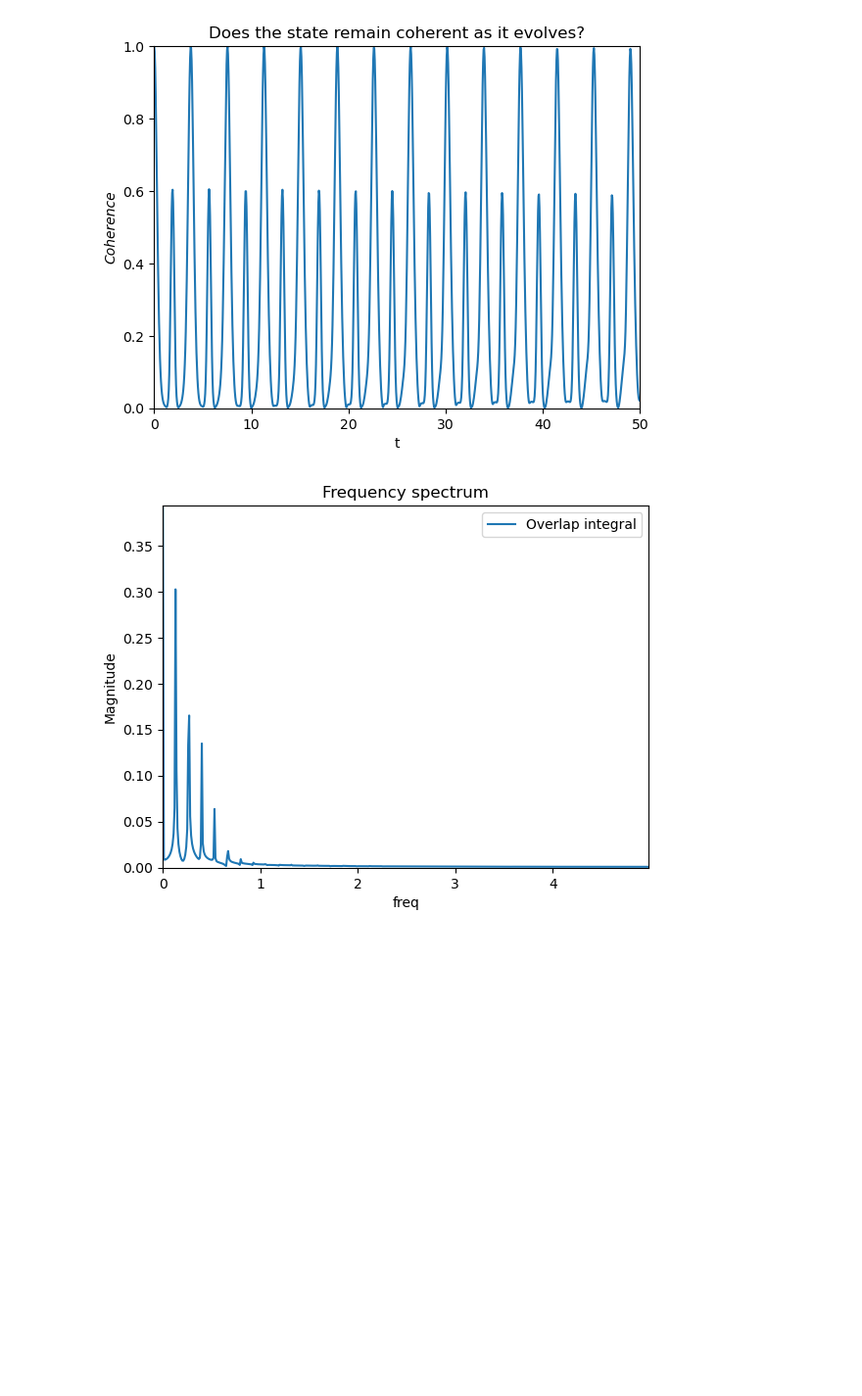
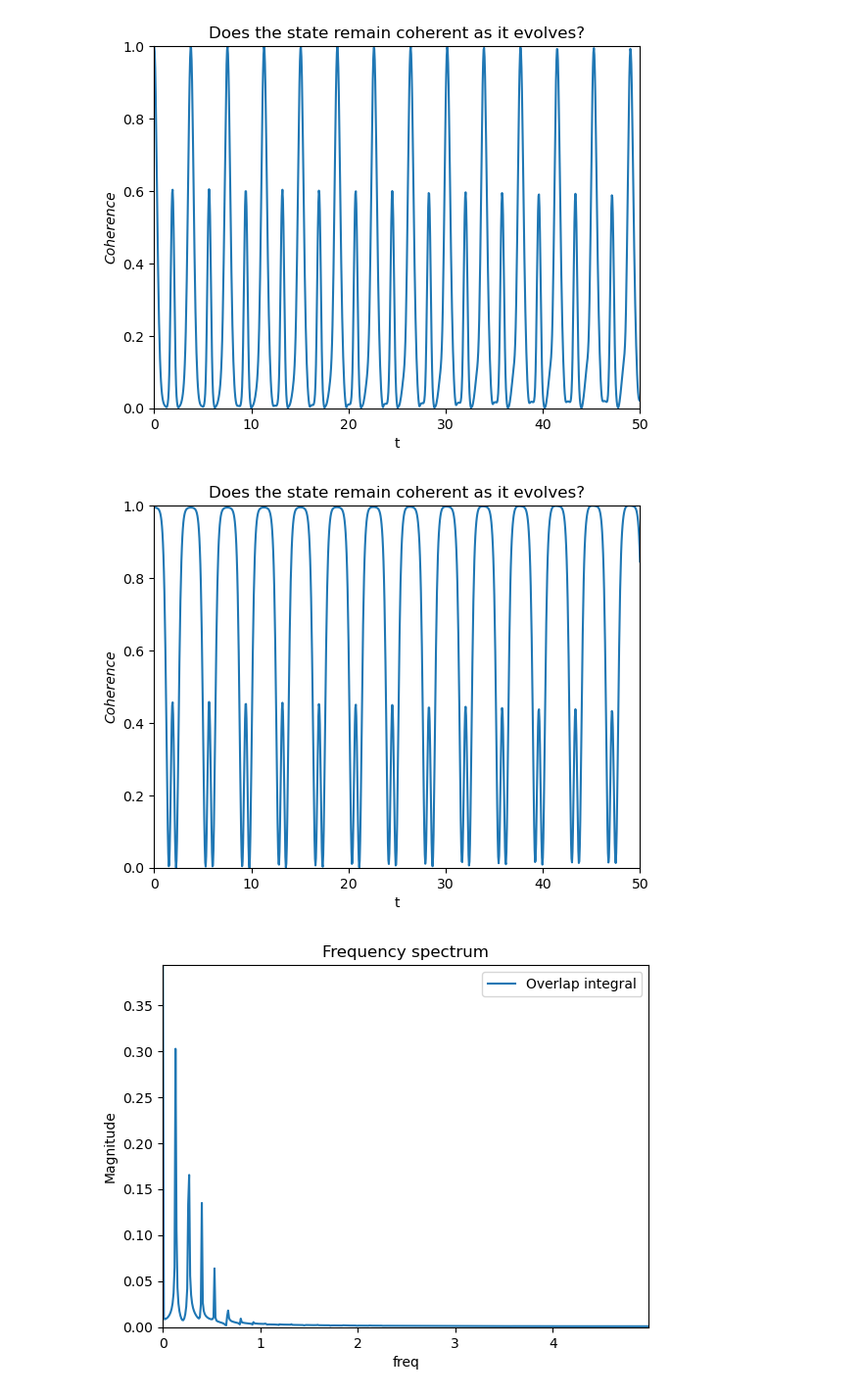
Before and after one commit to rodriGDD/Quantum-chaos, a Jupyter notebook: SISTEMA CUÁNTICO/OSCILADOR SIMPLE/OSCILADOR_SIMPLE.ipynb, the cells around one changed output. Shown at 98% size. Drawn from its saved outputs; the diff is of its cells as text; code cells hidden in the pictures; blank space fills up the shorter version.

```diff
--- a/SISTEMA CUÁNTICO/OSCILADOR SIMPLE/OSCILADOR_SIMPLE.ipynb
+++ b/SISTEMA CUÁNTICO/OSCILADOR SIMPLE/OSCILADOR_SIMPLE.ipynb
@@ -139,6 +126,16 @@ plt.ylabel('Coherence', style = 'italic')
 plt.show()
 # %% [output]
 [figure]
+# %%
+plt.plot(tvec,coh)
+plt.xlim([0,tf])
+plt.ylim([np.min(coh),np.max(coh)])
+plt.title('Does the state remain coherent as it evolves?')
+plt.xlabel('t')
+plt.ylabel('Coherence', style = 'italic')
+plt.show()
+# %% [output]
+[figure, added]
 # %%
 fou = scipy.fft.fft(np.abs(O))
 n = np.size(np.abs(O))
```
Also changed, not shown: parts of 28 cells of this notebook, 10 other files.
